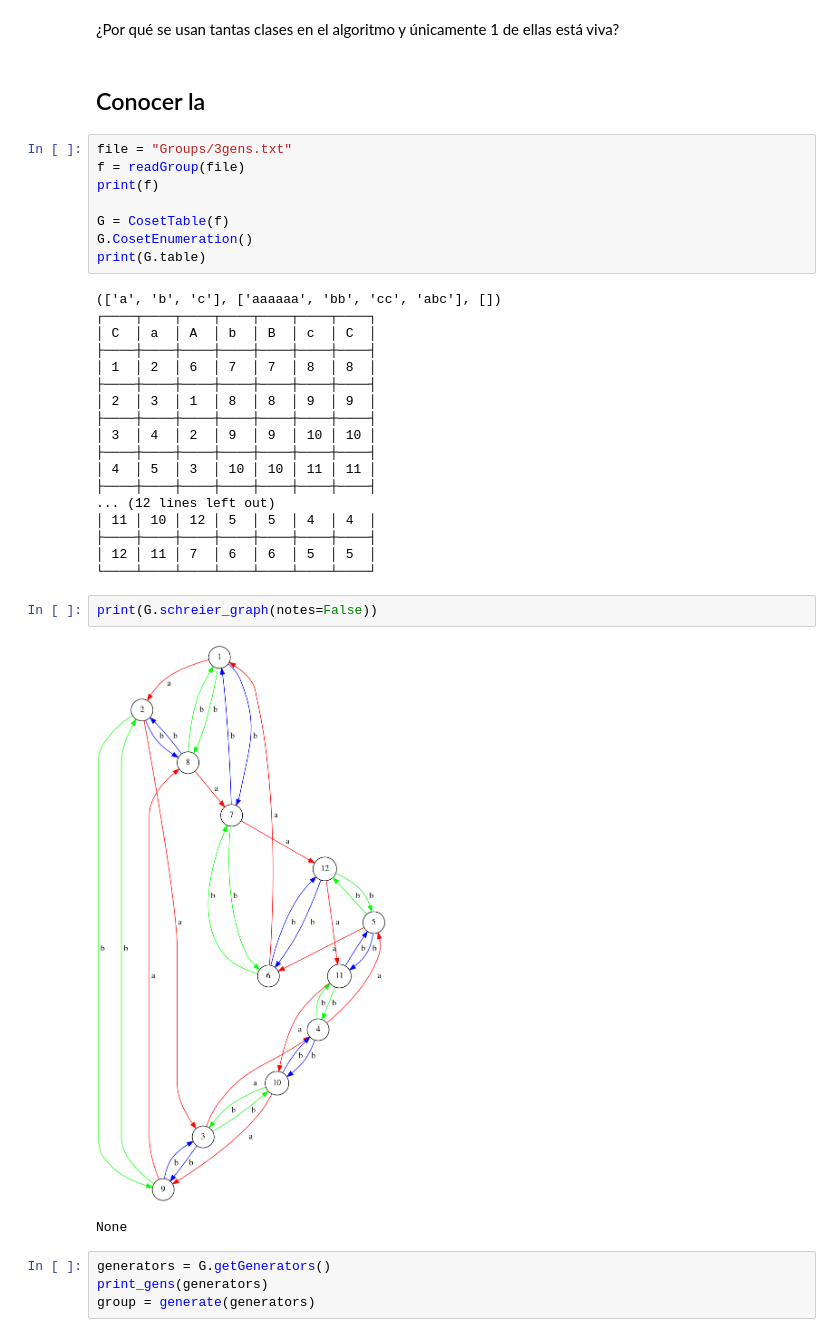
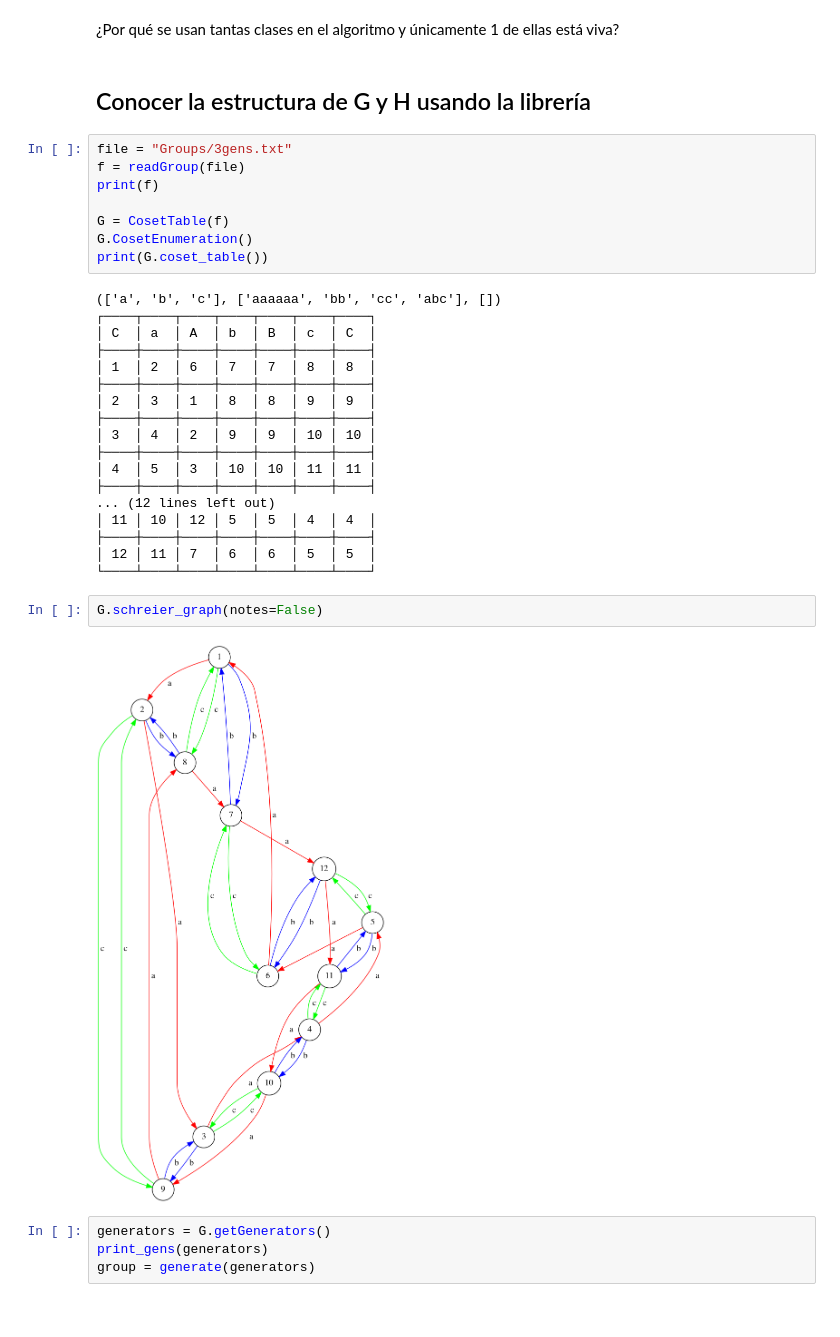
Before and after one commit to lmd-ugr/Grupos, a Jupyter notebook: Tutorial.ipynb, the cells around one changed output. Drawn from its saved outputs; the diff is of its cells as text.

```diff
--- a/Tutorial.ipynb
+++ b/Tutorial.ipynb
@@ -163,8 +171,8 @@ Clases usadas: 85
  Clases vivas: 1
 # %% [markdown]
 ¿Por qué se usan tantas clases en el algoritmo y únicamente 1 de ellas está viva?
-# %% [markdown]
-## Conocer la
+# %% [markdown]
+## Conocer la estructura de G y H usando la librería
 # %%
 file = "Groups/3gens.txt"
 f = readGroup(file)
@@ -172,7 +180,7 @@ print(f)
 
 G = CosetTable(f)
 G.CosetEnumeration()
-print(G.table)
+print(G.coset_table())
 # %% [output]
 (['a', 'b', 'c'], ['aaaaaa', 'bb', 'cc', 'abc'], [])
 ┌────┬────┬────┬────┬────┬────┬────┐
@@ -192,10 +200,9 @@ print(G.table)
 │ 12 │ 11 │ 7  │ 6  │ 6  │ 5  │ 5  │
 └────┴────┴────┴────┴────┴────┴────┘
 # %%
-print(G.schreier_graph(notes=False))
+G.schreier_graph(notes=False)
 # %% [output]
-[figure, old version]
+[figure, new version]
-None
 # %%
 generators = G.getGenerators()
 print_gens(generators)
```
Also changed, not shown: parts of 11 cells of this notebook, 8 other files.
